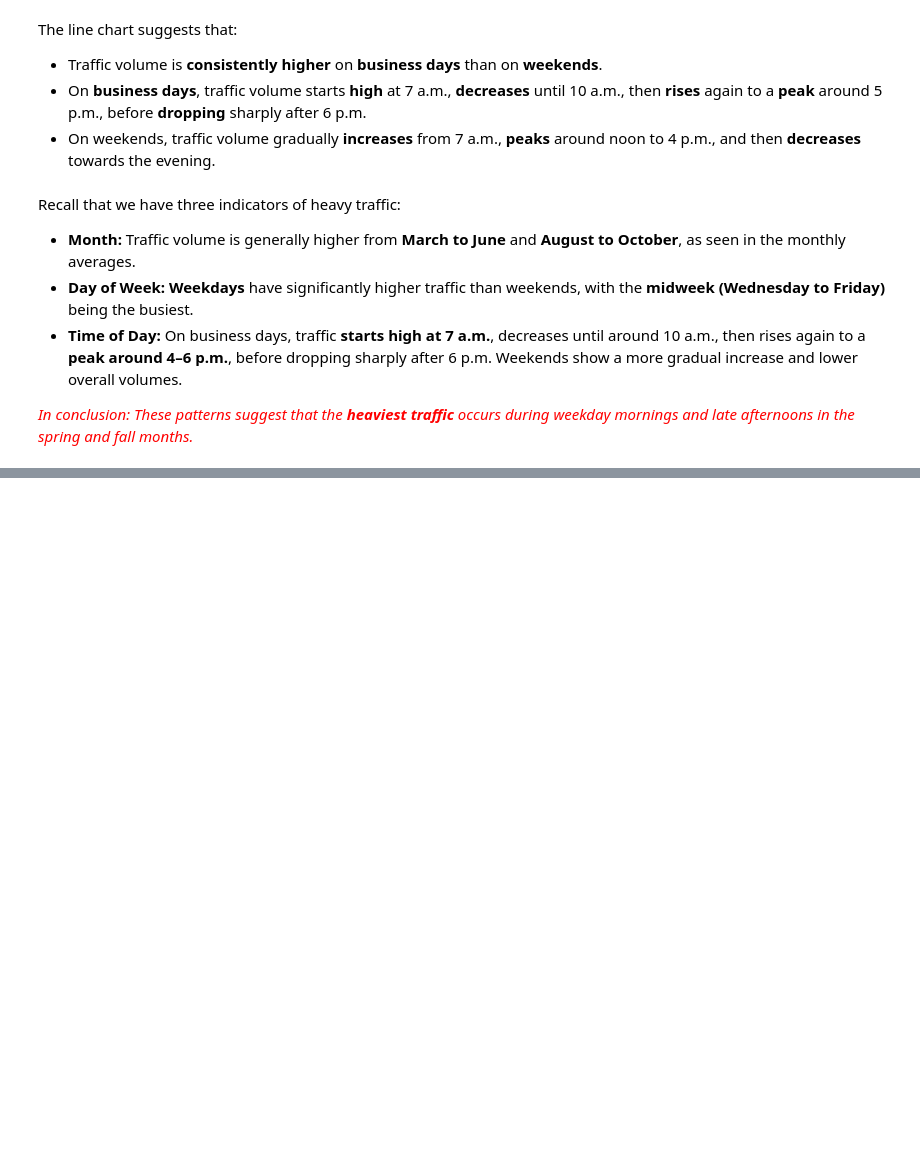
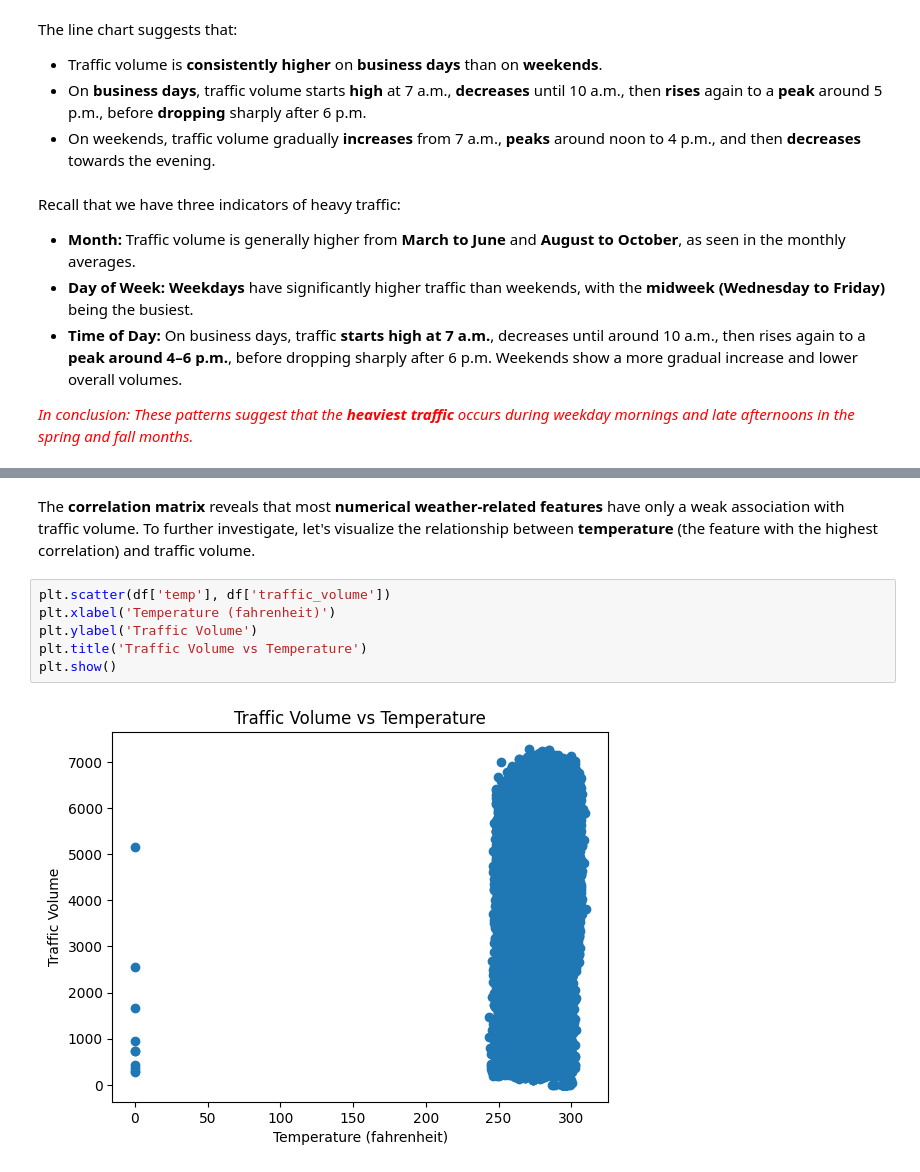
Before and after one commit to jackren0000/Finding-Heavy-Traffic-Indicators-on-I-94, a Jupyter notebook: main.ipynb, the cells around one changed output, grey strips where cells are left out. Drawn from its saved outputs; the diff is of its cells as text; blank space fills up the shorter version.

Commit message:
Update the weather indicator, finish the notebook of this analysis.

```diff
--- a/main.ipynb
+++ b/main.ipynb
@@ -280,0 +299,10 @@ Recall that we have three indicators of heavy traffic:
+# %% [markdown]
+The **correlation matrix** reveals that most **numerical weather-related features** have only a weak association with traffic volume. To further investigate, let's visualize the relationship between **temperature** (the feature with the highest correlation) and traffic volume.
+# %%
+plt.scatter(df['temp'], df['traffic_volume'])
+plt.xlabel('Temperature (fahrenheit)')
+plt.ylabel('Traffic Volume')
+plt.title('Traffic Volume vs Temperature')
+plt.show()
+# %% [output]
+[figure, added]
```
Also changed, not shown: parts of 5 cells of this notebook.
